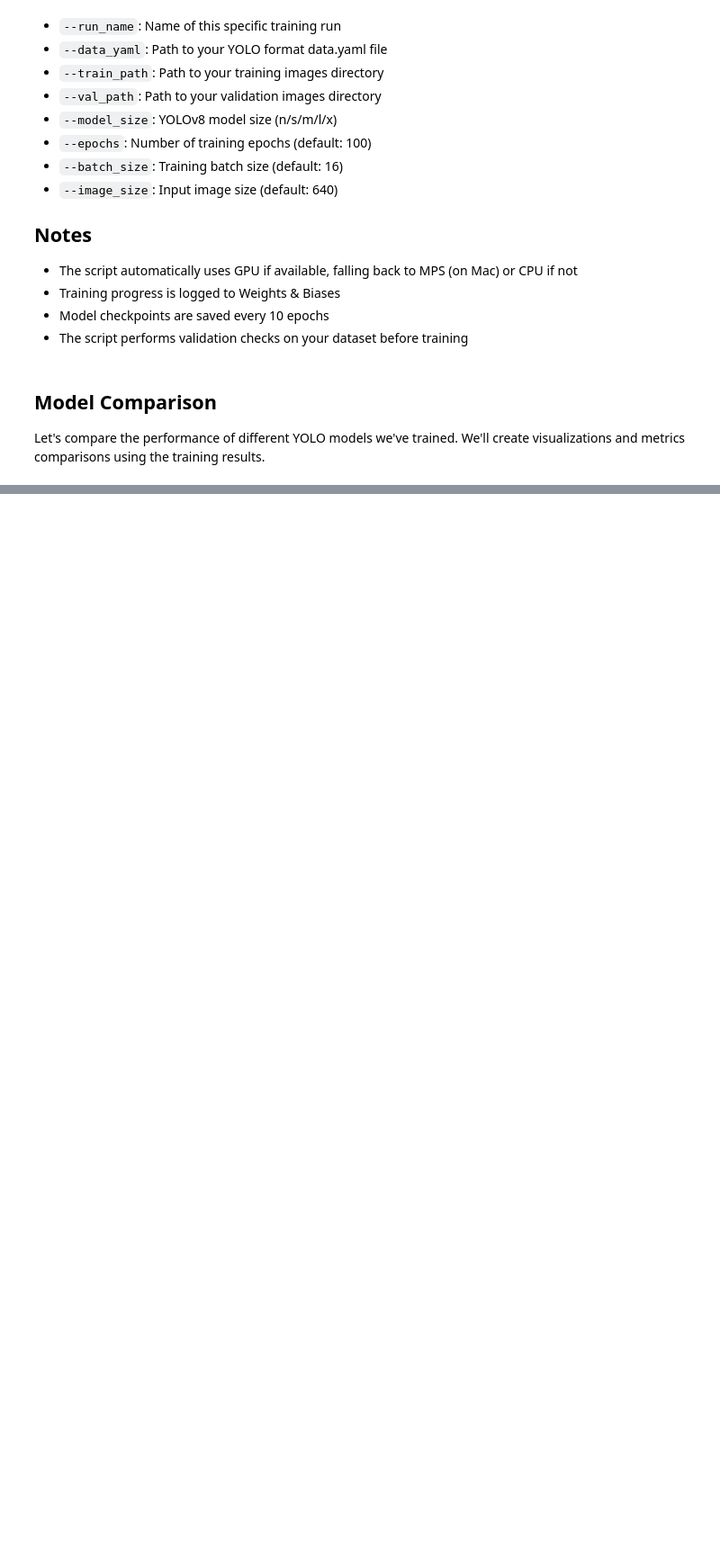
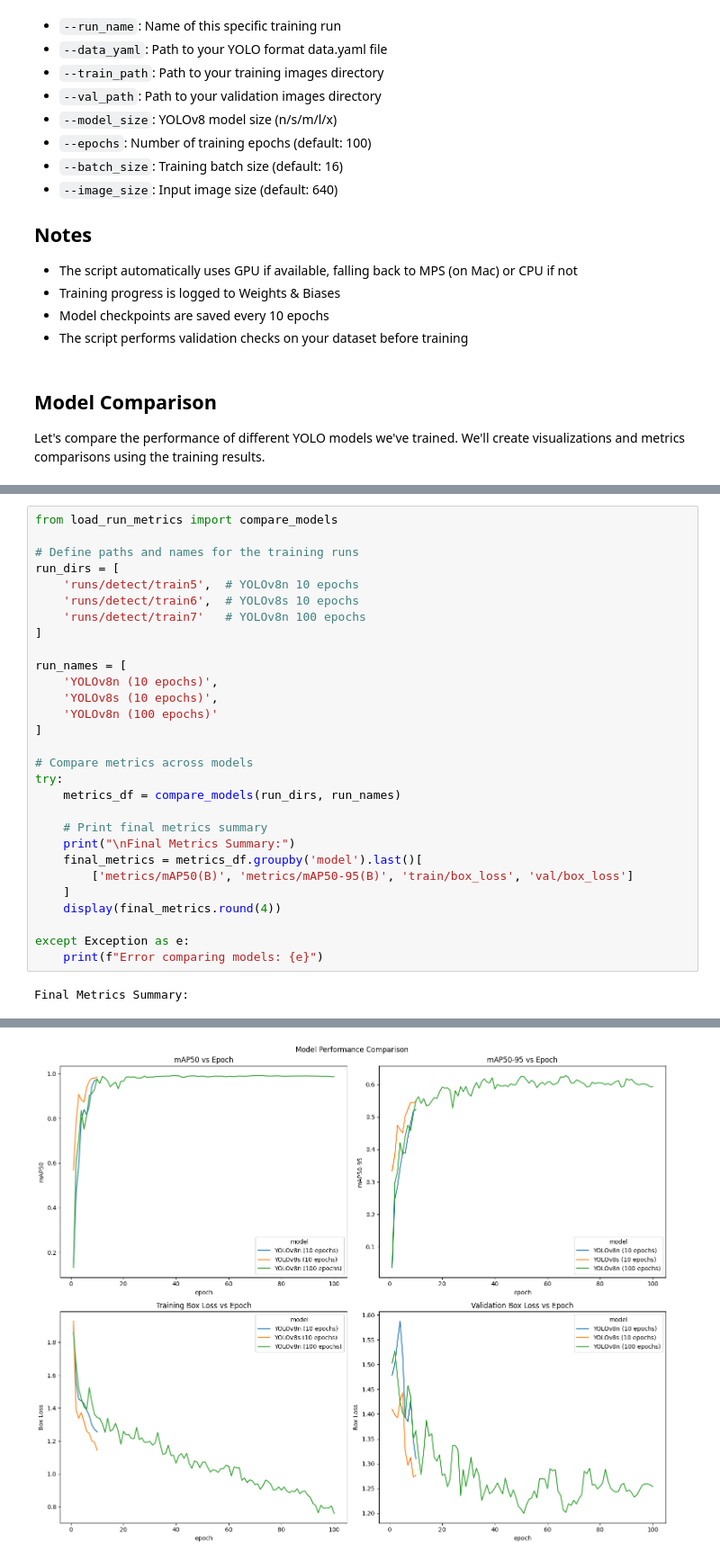
Before and after one commit to BEEhaviourLab/BEEhaviourLab-YOLO-training, a Jupyter notebook: 02_YOLO_model_training.ipynb, the cells around one changed output, grey strips where cells are left out. Shown at 90% size. Saved outputs shown, nothing was run; the diff lists cells and outputs as text; blank space fills up the shorter version.

```diff
--- a/02_YOLO_model_training.ipynb
+++ b/02_YOLO_model_training.ipynb
@@ -106,0 +122,31 @@ except Exception as e:
+# %%
+from load_run_metrics import compare_models
+
+# Define paths and names for the training runs
+run_dirs = [
+    'runs/detect/train5',  # YOLOv8n 10 epochs
+    'runs/detect/train6',  # YOLOv8s 10 epochs
+    'runs/detect/train7'   # YOLOv8n 100 epochs
+]
+
+run_names = [
+    'YOLOv8n (10 epochs)',
+    'YOLOv8s (10 epochs)',
+    'YOLOv8n (100 epochs)'
+]
+
+# Compare metrics across models
+try:
+    metrics_df = compare_models(run_dirs, run_names)
+
+    # Print final metrics summary
+    print("\nFinal Metrics Summary:")
+    final_metrics = metrics_df.groupby('model').last()[
+        ['metrics/mAP50(B)', 'metrics/mAP50-95(B)', 'train/box_loss', 'val/box_loss']
+    ]
+    display(final_metrics.round(4))
+
+except Exception as e:
+    print(f"Error comparing models: {e}")
+# %% [output]
+Final Metrics Summary:
@@ -106,0 +158 @@ except Exception as e:
+[figure, added]
```
Also changed, not shown: parts of 3 cells of this notebook.
